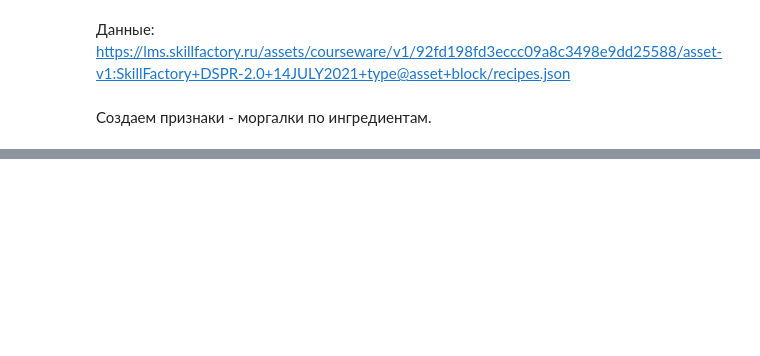
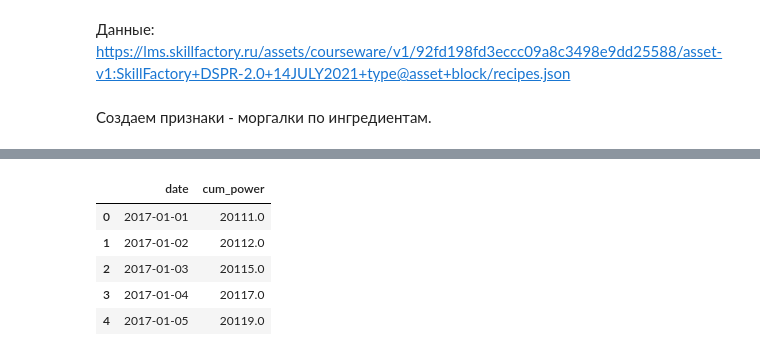
Before and after one commit to pikiby/data_science_learning, a Jupyter notebook: Examples and tests/python 2/example.ipynb, the cells around one changed output, grey strips where cells are left out. Cells and saved outputs as stored; diff of their text form; code cells hidden in the pictures; blank space fills up the shorter version.

```diff
--- a/Examples and tests/python 2/example.ipynb
+++ b/Examples and tests/python 2/example.ipynb
@@ -37,0 +163,10 @@ FileNotFoundError: [Errno 2] No such file or directory: 'recipes.json'
+# %%
+solar_data = pd.read_csv('data/solarpower.zip')
+solar_data.head()
+# %% [output]
+|  | date | cum_power |
+| 0 | 2017-01-01 | 20111.0 |
+| 1 | 2017-01-02 | 20112.0 |
+| 2 | 2017-01-03 | 20115.0 |
+| 3 | 2017-01-04 | 20117.0 |
+| 4 | 2017-01-05 | 20119.0 |
```
Also changed, not shown: parts of 17 cells of this notebook, 3 other files.
